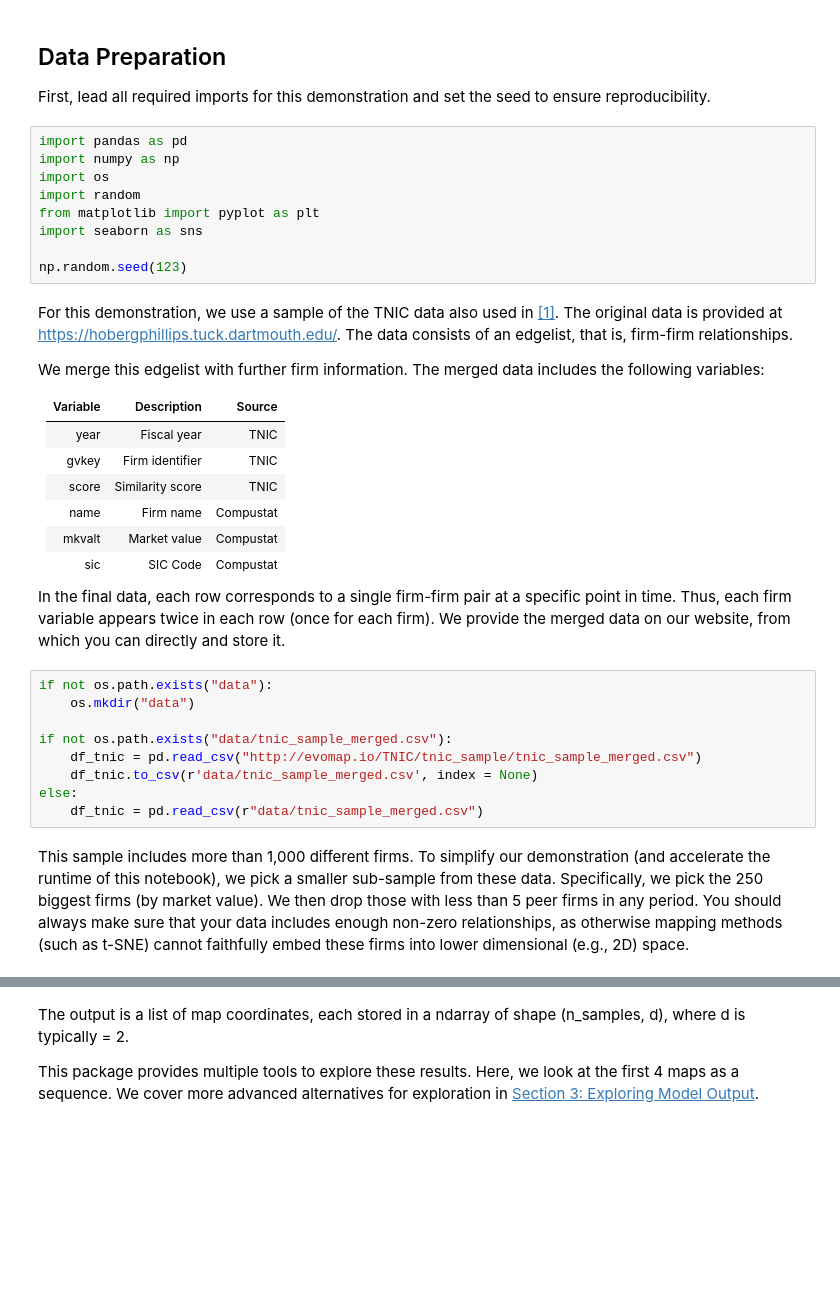
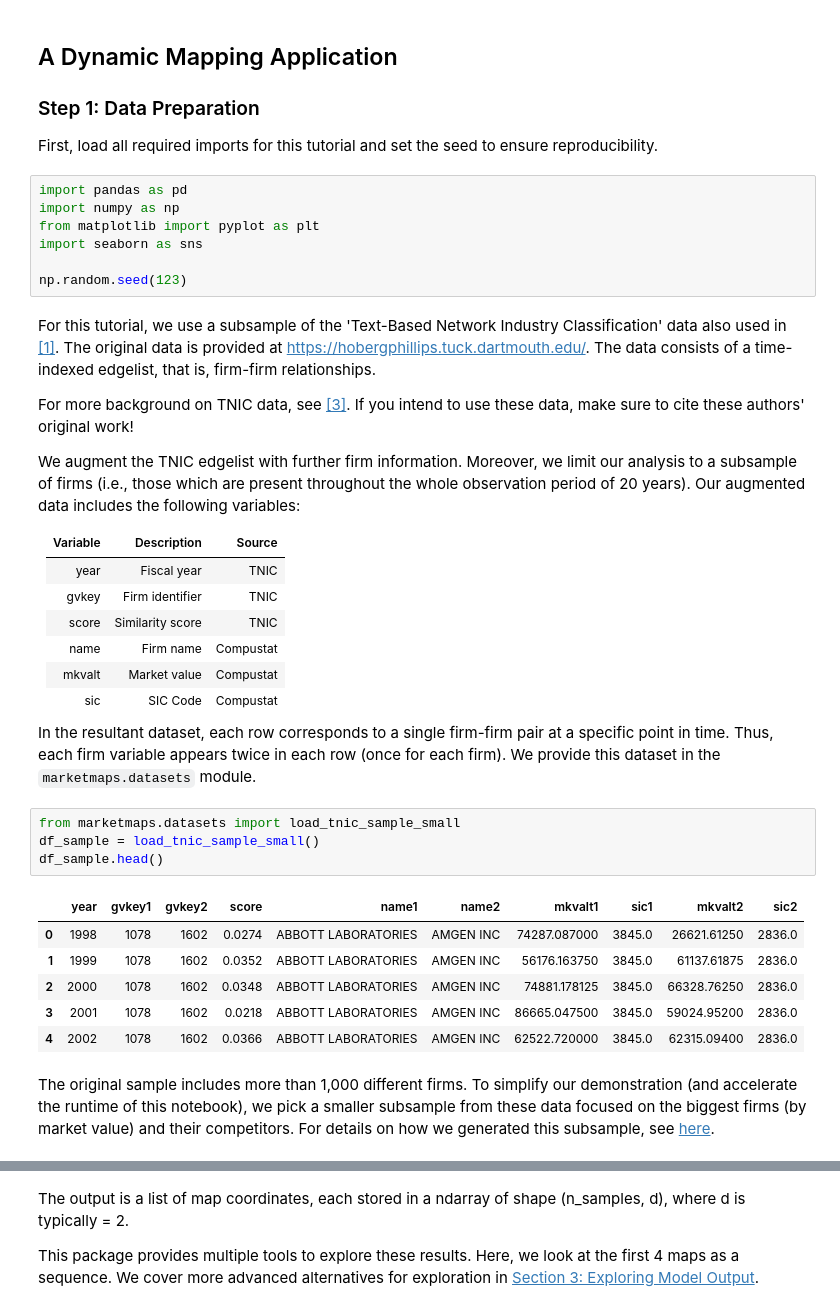
Before and after one commit to mpmatthe/evomap, a Jupyter notebook: docs/dynamic mapping.ipynb, the cells around one changed output, grey strips where cells are left out. Drawn from its saved outputs; the diff is of its cells as text; blank space fills up the shorter version.

```diff
--- a/docs/dynamic mapping.ipynb
+++ b/docs/dynamic mapping.ipynb
@@ -41,20 +47,22 @@ For a more condensed overview on how to run *EvoMap* for your own data, see the
 # %% [markdown]
+## A Dynamic Mapping Application
+
+### Step 1: Data Preparation
 <a id = 'section_1'></a>
-## Data Preparation
-First, lead all required imports for this demonstration and set the seed to ensure reproducibility.
+First, load all required imports for this tutorial and set the seed to ensure reproducibility.
 # %%
 import pandas as pd
 import numpy as np
-import os
-import random
 from matplotlib import pyplot as plt
 import seaborn as sns
 
 np.random.seed(123)
 # %% [markdown]
-For this demonstration, we use a sample of the TNIC data also used in [[1]](#ref_1). The original data is provided at https://hobergphillips.tuck.dartmouth.edu/. The data consists of an edgelist, that is, firm-firm relationships.
+For this tutorial, we use a subsample of the 'Text-Based Network Industry Classification' data also used in [[1]](#ref_1). The original data is provided at https://hobergphillips.tuck.dartmouth.edu/. The data consists of a time-indexed edgelist, that is, firm-firm relationships.
 
-We merge this edgelist with further firm information. The merged data includes the following variables:
+For more background on TNIC data, see [[3]](#ref_3). If you intend to use these data, make sure to cite these authors' original work!
+
+We augment the TNIC edgelist with further firm information. Moreover, we limit our analysis to a subsample of firms (i.e., those which are present throughout the whole observation period of 20 years). Our augmented data includes the following variables:
 
 | Variable | Description | Source |
 | --- | --- | --- |
@@ -65,15 +73,17 @@ We merge this edgelist with further firm information. The merged data includes t
 | mkvalt | Market value | Compustat |
 | sic | SIC Code | Compustat |
 
-In the final data, each row corresponds to a single firm-firm pair at a specific point in time. Thus, each firm variable appears twice in each row (once for each firm). We provide the merged data on our website, from which you can directly and store it.
+In the resultant dataset, each row corresponds to a single firm-firm pair at a specific point in time. Thus, each firm variable appears twice in each row (once for each firm). We provide this dataset in the `marketmaps.datasets` module.
-# %%
-if not os.path.exists("data"):
-    os.mkdir("data")
-
-if not os.path.exists("data/tnic_sample_merged.csv"):
-    df_tnic = pd.read_csv("http://evomap.io/TNIC/tnic_sample/tnic_sample_merged.csv")
-    df_tnic.to_csv(r'data/tnic_sample_merged.csv', index = None)
-else:
-    df_tnic = pd.read_csv(r"data/tnic_sample_merged.csv")
+# %%
+from marketmaps.datasets import load_tnic_sample_small
+df_sample = load_tnic_sample_small()
+df_sample.head()
+# %% [output]
+|  | year | gvkey1 | gvkey2 | score | name1 | name2 | mkvalt1 | sic1 | mkvalt2 | sic2 |
+| 0 | 1998 | 1078 | 1602 | 0.0274 | ABBOTT LABORATORIES | AMGEN INC | 74287.087000 | 3845.0 | 26621.61250 | 2836.0 |
+| 1 | 1999 | 1078 | 1602 | 0.0352 | ABBOTT LABORATORIES | AMGEN INC | 56176.163750 | 3845.0 | 61137.61875 | 2836.0 |
+| 2 | 2000 | 1078 | 1602 | 0.0348 | ABBOTT LABORATORIES | AMGEN INC | 74881.178125 | 3845.0 | 66328.76250 | 2836.0 |
+| 3 | 2001 | 1078 | 1602 | 0.0218 | ABBOTT LABORATORIES | AMGEN INC | 86665.047500 | 3845.0 | 59024.95200 | 2836.0 |
+| 4 | 2002 | 1078 | 1602 | 0.0366 | ABBOTT LABORATORIES | AMGEN INC | 62522.720000 | 3845.0 | 62315.09400 | 2836.0 |
 # %% [markdown]
-This sample includes more than 1,000 different firms. To simplify our demonstration (and accelerate the runtime of this notebook), we pick a smaller sub-sample from these data. Specifically, we pick the 250 biggest firms (by market value). We then drop those with less than 5 peer firms in any period. You should always make sure that your data includes enough non-zero relationships, as otherwise mapping methods (such as t-SNE) cannot faithfully embed these firms into lower dimensional (e.g., 2D) space.
+The original sample includes more than 1,000 different firms. To simplify our demonstration (and accelerate the runtime of this notebook), we pick a smaller subsample from these data focused on the biggest firms (by market value) and their competitors. For details on how we generated this subsample, see <a href = 'TNIC subsample construction.ipynb'>here</a>.
```
Also changed, not shown: parts of 27 cells of this notebook, 11 other files.
